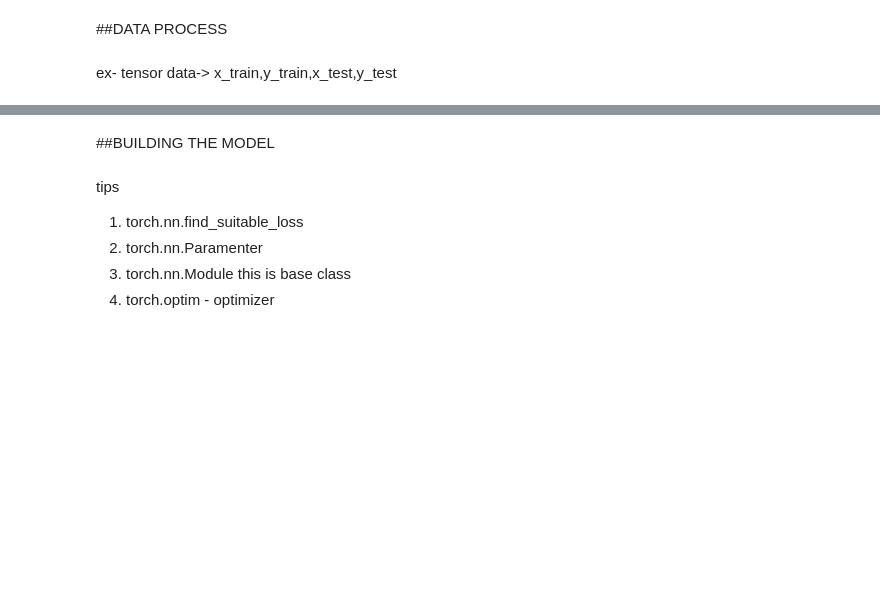
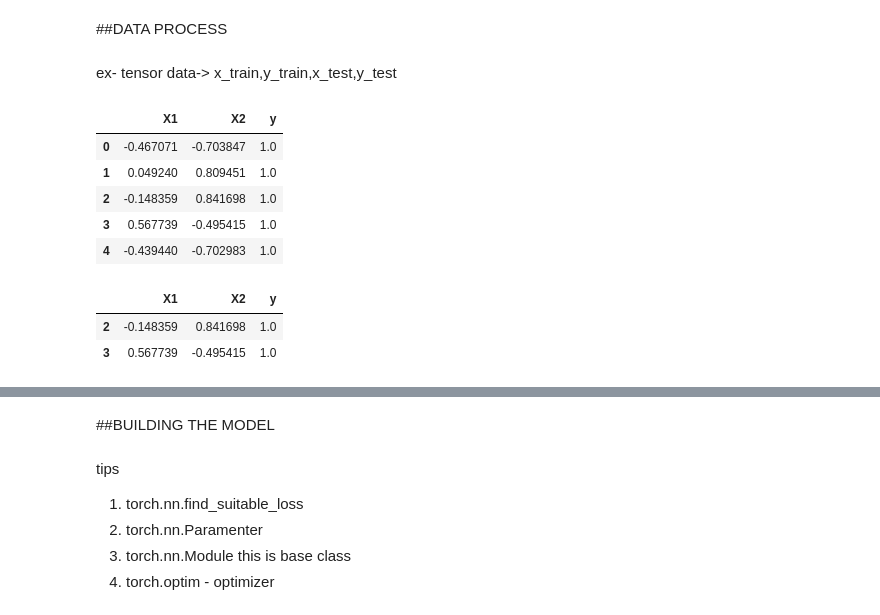
Before and after one commit to AhamedShimak/pytorch, a Jupyter notebook: classification_code_along.ipynb, the cells around one changed output, grey strips where cells are left out. Cells and saved outputs as stored; diff of their text form; code cells hidden in the pictures; blank space fills up the shorter version.

```diff
--- a/classification_code_along.ipynb
+++ b/classification_code_along.ipynb
@@ -98,0 +98,15 @@ ex- tensor data-> x_train,y_train,x_test,y_test
+# %%
+data_set.head()
+# %% [output]
+|  | X1 | X2 | y |
+| 0 | -0.467071 | -0.703847 | 1.0 |
+| 1 | 0.049240 | 0.809451 | 1.0 |
+| 2 | -0.148359 | 0.841698 | 1.0 |
+| 3 | 0.567739 | -0.495415 | 1.0 |
+| 4 | -0.439440 | -0.702983 | 1.0 |
+# %%
+data_set[2:4]
+# %% [output]
+|  | X1 | X2 | y |
+| 2 | -0.148359 | 0.841698 | 1.0 |
+| 3 | 0.567739 | -0.495415 | 1.0 |
```
Also changed, not shown: parts of 24 cells of this notebook.
